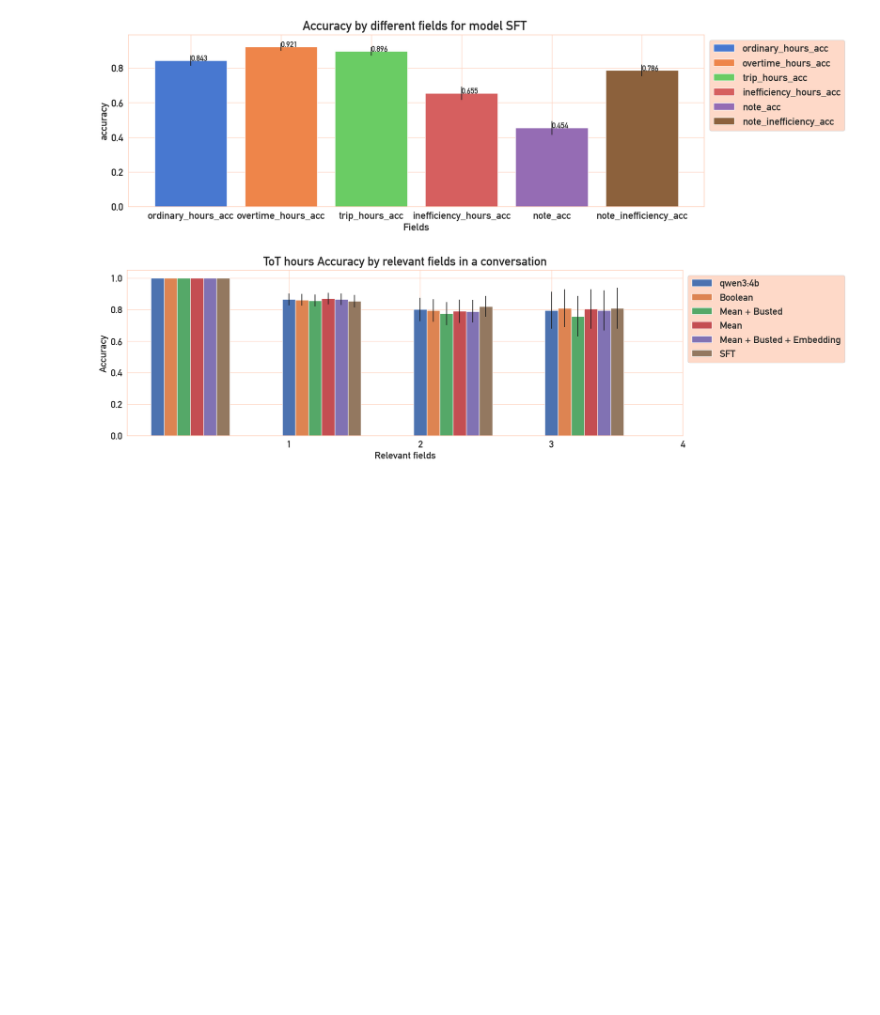
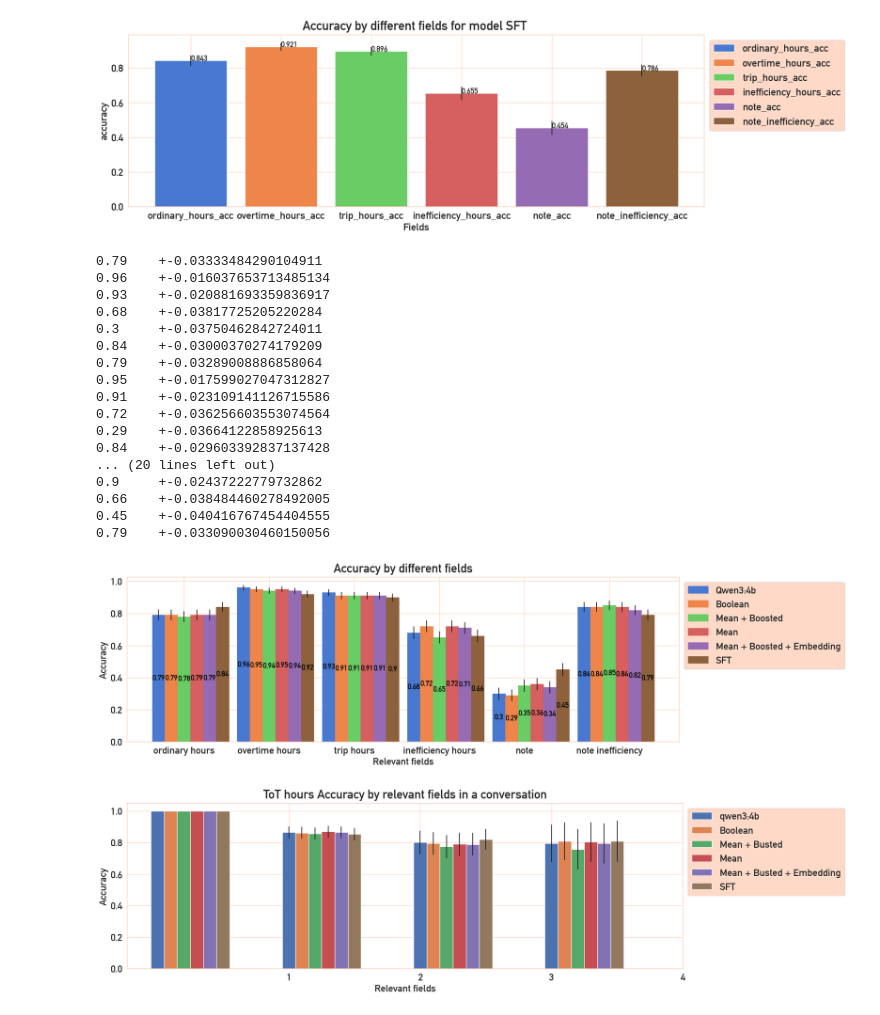
Before and after one commit to Rdm-Nico/SitiBTAgent, a Jupyter notebook: visualization/test_lora_extractor.ipynb, the cells around one changed output. Cells and saved outputs as stored; diff of their text form; code cells hidden in the pictures; blank space fills up the shorter version.

```diff
--- a/visualization/test_lora_extractor.ipynb
+++ b/visualization/test_lora_extractor.ipynb
@@ -167,6 +167,70 @@ change model
 [figure]
 [figure]
 [figure]
+# %%
+def add_labels(labels, vals):
+    for i,x_label in enumerate(labels):
+        plt.text(x_label ,vals[i], vals[i], size=20)
+
+
+fig, ax = plt.subplots(figsize=(20, 6))
+
+fields=['ordinary hours', 'overtime hours', 'trip hours','inefficiency hours','note','note inefficiency']
+columns = ['ore_ordinarie_acc', 'ore_straordinarie_acc', 'ore_viaggio_acc','inefficiency_acc','sentence_similarity_score_note','sentence_similarity_score_inefficiency']
+x = np.arange(len(fields))  # the label locations
+width = 0.15  # the width of the bars
+multiplier = 0
+
+
+for model,label,color in zip(models,labels,colors):
+    media_group = []
+    CI_group = []
+
+
+    for column in columns:
+        g = df.loc[(df['model'] == model) & (df['failure_reason'].isna() == True)]
+        acc_media = round(g[column].mean(),2)
+        n = len(g)
+        # intervallo di confidenza al 90 %
+        CI = 1.645 * np.sqrt(acc_media * (1- acc_media) / n)
+        media_group.append(acc_media)
+        CI_group.append(CI)
+
+    for media,CI in zip(media_group, CI_group):
+        print(f"{media} \t+-{CI}")
+
+    offset = width * multiplier
+
+    rects = ax.bar(x + offset,media_group, width, yerr=CI_group, label=label,color=color, edgecolor=color)
+    ax.bar_label(rects, padding=1, label_type='center',color="black",size=15, weight="bold")
+    multiplier += 1
+    ax.set_title(f"Accuracy by different fields", pad=10)
+    ax.set_xlabel("Relevant fields")
+    offset = width * 2
+    ax.set_xticks(x + offset, fields)
+    ax.set_ylabel("Accuracy")
+    ax.legend(loc="upper left", bbox_to_anchor=(1, 1),frameon=True,facecolor="#fed0bb")
+
+plt.show()
+# %% [output]
+0.79    +-0.03333484290104911
+0.96    +-0.016037653713485134
+0.93    +-0.020881693359836917
+0.68    +-0.03817725205220284
+0.3     +-0.03750462842724011
+0.84    +-0.03000370274179209
+0.79    +-0.03289008886858064
+0.95    +-0.017599027047312827
+0.91    +-0.023109141126715586
+0.72    +-0.036256603553074564
+0.29    +-0.03664122858925613
+0.84    +-0.029603392837137428
+... (20 lines left out)
+0.9     +-0.02437222779732862
+0.66    +-0.038484460278492005
+0.45    +-0.040416767454404555
+0.79    +-0.033090030460150056
+[figure, added]
 # %%
 def add_labels(labels, vals):
     for i,x_label in enumerate(labels):
```
Also changed, not shown: parts of 2 cells of this notebook, 4 other files.
